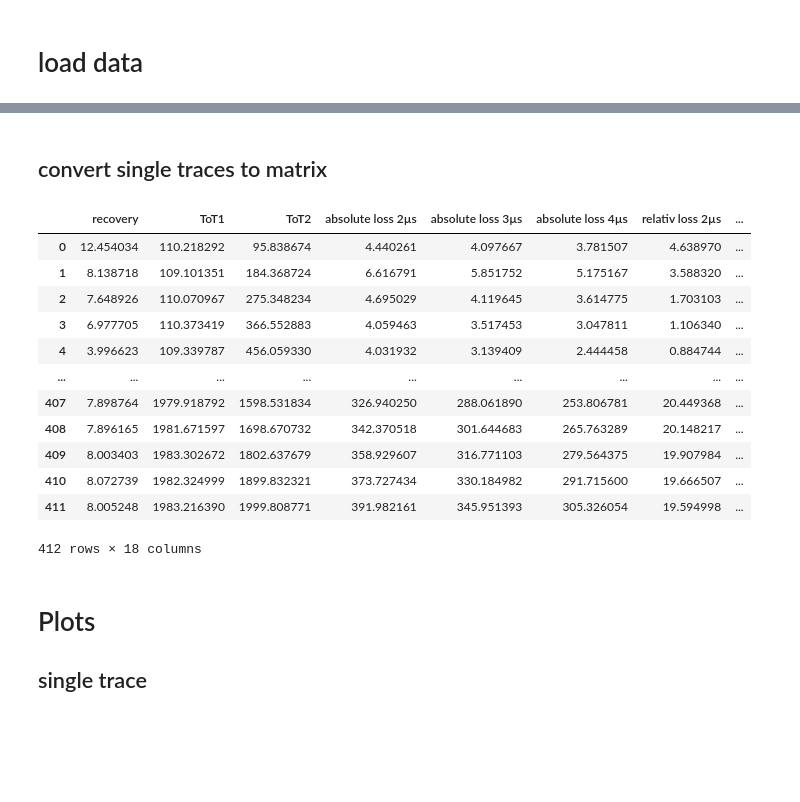
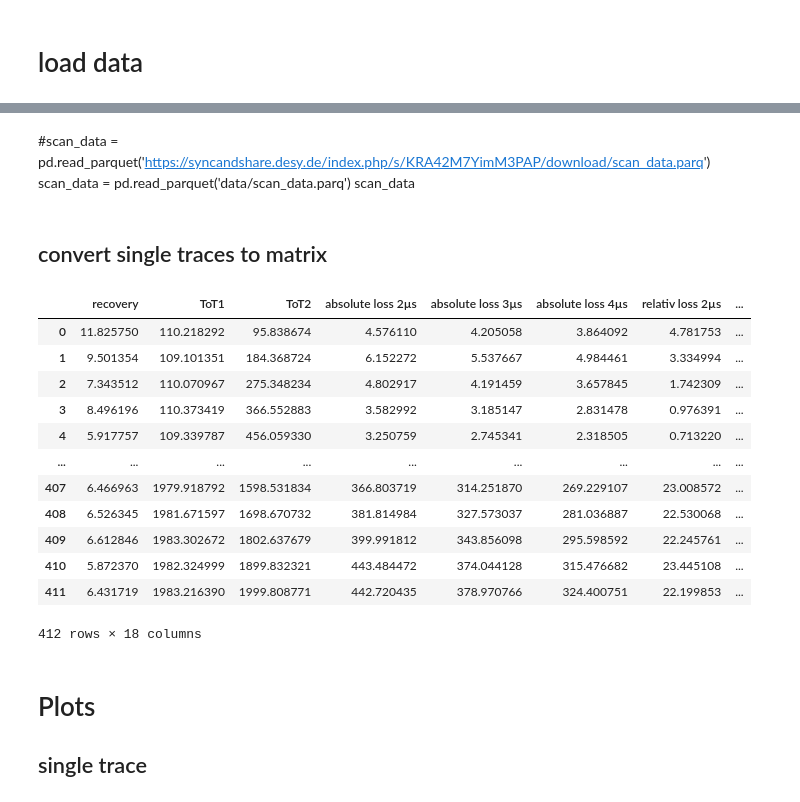
Before and after one commit to BenMoon/TPX_PixelRecovery, a Jupyter notebook: SI.ipynb, the cells around one changed output, grey strips where cells are left out. Saved outputs shown, nothing was run; the diff lists cells and outputs as text; code cells hidden in the pictures; blank space fills up the shorter version.

Commit message:
Add congregated df_scans

```diff
--- a/SI.ipynb
+++ b/SI.ipynb
@@ -125,0 +107,4 @@ scan_data
+# %% [markdown]
+#scan_data = pd.read_parquet('https://syncandshare.desy.de/index.php/s/KRA42M7YimM3PAP/download/scan_data.parq')
+scan_data = pd.read_parquet('data/scan_data.parq')
+scan_data
@@ -126,48 +113,89 @@ scan_data
 # %% [markdown]
 ## convert single traces to matrix
+# %%
+offset = -32
+def fits_single_scan(scan_nr: str) -> list:
+    global x_axe, df_scans
+    model = lambda t, A, B, c: A * (1 - B * np.exp(-t / c))
+    loss = lambda t, A, B, c: model(t, A, B, c)[0] / A
+
+    df = df_scans.query(f"`scan name` == '{scan_nr}'")
+
+    # omit nans
+    y = df[~df['ToT2 (ns)'].isna()]['ToT2 (ns)']
+    if len(y) > -offset:
+        y = y[offset:]
+    x = x_axe[-len(y):]
+
+    p0 = [y[-6:].mean(), 1, 8]
+    popt, _ = curve_fit(
+        model,
+        x,
+        y[offset:],
+        p0=p0,
+        maxfev=5000,
+        bounds=((50, 1e-2, 1), (2150, 1, 15)),
+    )
+
+    return [
+        popt[2],  # recovery time
+        df['ToT1 (ns)'][-6:].mean(),  # mean ToT1
+        y[-6:].mean(),  # mean ToT2
+        (popt[0] - model(np.array([2]), *popt))[0],  # absolute loss 2 µs
+        (popt[0] - model(np.array([3]), *popt))[0],  # absolute loss 3 µs
+        (popt[0] - model(np.array([4]), *popt))[0],  # absolute loss 4 µs
+        (1 - loss(np.array([2]), *popt)) * 100,  # relative loss 2 µs
+        (1 - loss(np.array([3]), *popt)) * 100,  # relative loss 3 µs
+        (1 - loss(np.array([4]), *popt)) * 100,  # relative loss 4 µs
+        (1 - loss(np.array([5]), *popt)) * 100,
+        (1 - loss(np.array([6]), *popt)) * 100,
+        (1 - loss(np.array([7]), *popt)) * 100,
+        (1 - loss(np.array([8]), *popt)) * 100,
+        (1 - loss(np.array([9]), *popt)) * 100,
+        (1 - loss(np.array([10]), *popt)) * 100,
+    ]
 # %%
-p0 = [800, 0.1, 0.1]
 tot1_tot2 = []
 for scan in tqdm(runNrs.keys()):
-    tot1_tot2.append((*plot_single_scan(scan_data, scan), scan)[1:])
+    tot1_tot2.append((*fits_single_scan(scan), scan))
 
 tot1_tot2 = pd.DataFrame(
     tot1_tot2,
     columns=[
         "recovery",
         "ToT1",
         "ToT2",
         "absolute loss 2µs",
         "absolute loss 3µs",
         "absolute loss 4µs",
         "relativ loss 2µs",
         "relativ loss 3µs",
         "relativ loss 4µs",
         "relativ loss 5µs",
         "relativ loss 6µs",
         "relativ loss 7µs",
         "relativ loss 8µs",
         "relativ loss 9µs",
         "relativ loss 10µs",
         "scan",
     ],
 )
 tot1_tot2["ToT1 / ToT2"] = tot1_tot2["ToT1"] / tot1_tot2["ToT2"]
 tot1_tot2["ToT2 / ToT1"] = tot1_tot2["ToT2"] / tot1_tot2["ToT1"]
 tot1_tot2
 # %% [output]
 |  | recovery | ToT1 | ToT2 | absolute loss 2µs | absolute loss 3µs | absolute loss 4µs | relativ loss 2µs | ... |
-| 0 | 12.454034 | 110.218292 | 95.838674 | 4.440261 | 4.097667 | 3.781507 | 4.638970 | ... |
-| 1 | 8.138718 | 109.101351 | 184.368724 | 6.616791 | 5.851752 | 5.175167 | 3.588320 | ... |
-| 2 | 7.648926 | 110.070967 | 275.348234 | 4.695029 | 4.119645 | 3.614775 | 1.703103 | ... |
-| 3 | 6.977705 | 110.373419 | 366.552883 | 4.059463 | 3.517453 | 3.047811 | 1.106340 | ... |
-| 4 | 3.996623 | 109.339787 | 456.059330 | 4.031932 | 3.139409 | 2.444458 | 0.884744 | ... |
+| 0 | 11.825750 | 110.218292 | 95.838674 | 4.576110 | 4.205058 | 3.864092 | 4.781753 | ... |
+| 1 | 9.501354 | 109.101351 | 184.368724 | 6.152272 | 5.537667 | 4.984461 | 3.334994 | ... |
+| 2 | 7.343512 | 110.070967 | 275.348234 | 4.802917 | 4.191459 | 3.657845 | 1.742309 | ... |
+| 3 | 8.496196 | 110.373419 | 366.552883 | 3.582992 | 3.185147 | 2.831478 | 0.976391 | ... |
+| 4 | 5.917757 | 109.339787 | 456.059330 | 3.250759 | 2.745341 | 2.318505 | 0.713220 | ... |
 | ... | ... | ... | ... | ... | ... | ... | ... | ... |
-| 407 | 7.898764 | 1979.918792 | 1598.531834 | 326.940250 | 288.061890 | 253.806781 | 20.449368 | ... |
-| 408 | 7.896165 | 1981.671597 | 1698.670732 | 342.370518 | 301.644683 | 265.763289 | 20.148217 | ... |
-| 409 | 8.003403 | 1983.302672 | 1802.637679 | 358.929607 | 316.771103 | 279.564375 | 19.907984 | ... |
-| 410 | 8.072739 | 1982.324999 | 1899.832321 | 373.727434 | 330.184982 | 291.715600 | 19.666507 | ... |
-| 411 | 8.005248 | 1983.216390 | 1999.808771 | 391.982161 | 345.951393 | 305.326054 | 19.594998 | ... |
+| 407 | 6.466963 | 1979.918792 | 1598.531834 | 366.803719 | 314.251870 | 269.229107 | 23.008572 | ... |
+| 408 | 6.526345 | 1981.671597 | 1698.670732 | 381.814984 | 327.573037 | 281.036887 | 22.530068 | ... |
+| 409 | 6.612846 | 1983.302672 | 1802.637679 | 399.991812 | 343.856098 | 295.598592 | 22.245761 | ... |
+| 410 | 5.872370 | 1982.324999 | 1899.832321 | 443.484472 | 374.044128 | 315.476682 | 23.445108 | ... |
+| 411 | 6.431719 | 1983.216390 | 1999.808771 | 442.720435 | 378.970766 | 324.400751 | 22.199853 | ... |
 412 rows × 18 columns
 # %% [markdown]
 # Plots
```
Also changed, not shown: parts of 36 cells of this notebook.
